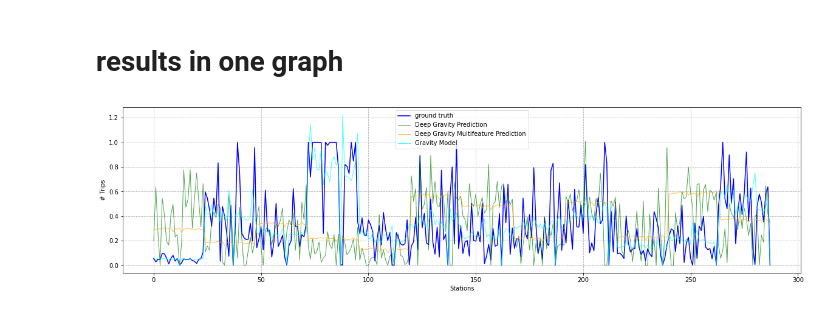
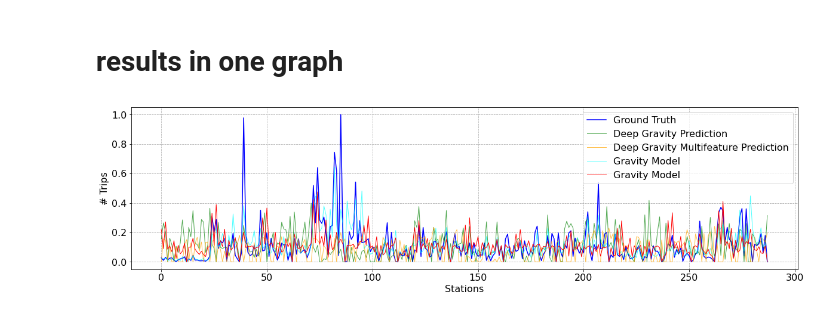
Before and after one commit to khzhang2/Air_Traffic, a Jupyter notebook: Visualization.ipynb, the cells around one changed output. Cells and saved outputs as stored; diff of their text form; code cells hidden in the pictures.

```diff
--- a/Visualization.ipynb
+++ b/Visualization.ipynb
@@ -45,6 +45,6 @@ plt.legend()
 # %%
-dgm_labels = np.load('./res/deep_grav_multi_labels.npy')
-dgm_pred = np.load('./res/deep_grav_multi_pred.npy')
+dgm_labels = np.load('./res/mfg_labels.npy')
+dgm_pred = np.load('./res/mfg_pred.npy')
 print(dgm_labels.shape)
 print(dgm_pred.shape)
 # %% [output]
@@ -113,0 +117,5 @@ plt.legend()
+# %%
+vae_labels = np.load('./res/vae_labels.npy')
+vae_pred = np.load('./res/vae_pred.npy')
+print(vae_labels.shape)
+print(vae_pred.shape)
@@ -114,22 +148,25 @@ plt.legend()
 # %% [markdown]
 # results in one graph
 # %%
-color_lst = ['blue', 'green', 'orange', 'cyan']
-alpha_lst = [1,.7,.7, .7]
-lw_ls = [1.5,1,1, 1]
+color_lst = ['blue', 'green', 'orange', 'cyan', 'red']
+alpha_lst = [1,.7,.7, .7, 1]
+lw_ls = [1.5,1,1, 1, 1]
 # %%
 # 把真实值、dg、dgm画在一个图上，
 # 颜色、alpha、lw设置使用上面定义的列表中的值
 # 真实值是蓝色，和其他对应的alpha、lw
 # dg是绿色，dgm是橙色
 plt.figure(figsize=[20,5])
-plt.plot(dg_labels, label='ground truth', lw=lw_ls[0],color = color_lst[0],alpha = alpha_lst[0])
+plt.plot(dg_labels, label='Ground Truth', lw=lw_ls[0],color = color_lst[0],alpha = alpha_lst[0])
 plt.plot(dg_pred, label='Deep Gravity Prediction', lw=lw_ls[1],color = color_lst[1],alpha = alpha_lst[1])
 plt.plot(dgm_pred, label='Deep Gravity Multifeature Prediction', lw=lw_ls[2],color = color_lst[2],alpha = alpha_lst[2])
 plt.plot(g_pred, label='Gravity Model', lw=lw_ls[3],color = color_lst[3],alpha = alpha_lst[3])
-plt.xlabel('Stations')
-plt.ylabel('# Trips')
-plt.legend()
+plt.plot(vae_pred, label='Gravity Model', lw=lw_ls[4],color = color_lst[4],alpha = alpha_lst[4])
+plt.xlabel('Stations', fontsize=fs)
+plt.ylabel('# Trips', fontsize=fs)
+plt.legend(fontsize=fs, loc=1)
+plt.xticks(fontsize=fs)
+plt.yticks(fontsize=fs)
 plt.grid(ls='--')
 # %% [output]
-[figure, old version]
+[figure, new version]
```
Also changed, not shown: parts of 19 cells of this notebook.
